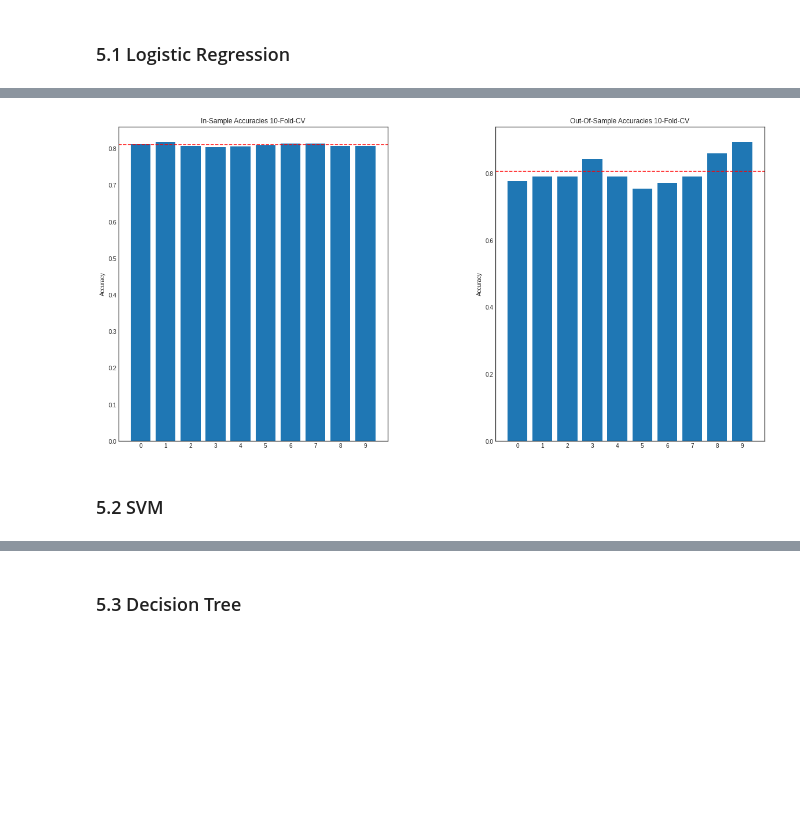
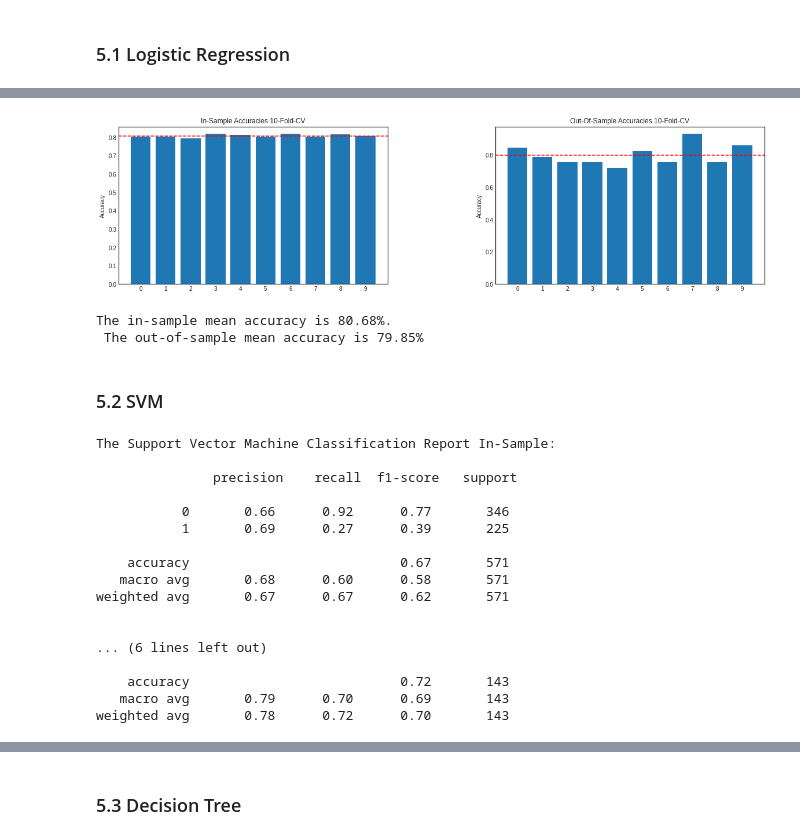
Before and after one commit to MRB1996/Titanic-Learning-From-Disaster, a Jupyter notebook: Titanic_Learning_From_Disaster.ipynb, the cells around one changed output, grey strips where cells are left out. Saved outputs shown, nothing was run; the diff lists cells and outputs as text; code cells hidden in the pictures; blank space fills up the shorter version.

```diff
--- a/Titanic_Learning_From_Disaster.ipynb
+++ b/Titanic_Learning_From_Disaster.ipynb
@@ -399,27 +400,59 @@ weighted avg       0.80      0.80      0.80       143
 # %%
 pipe_logit = make_pipeline(StandardScaler(), LogisticRegression())
 
 cv = cross_validate(pipe_logit, X_train, y_train, cv = 10, return_train_score= True, return_estimator= True)
 
-fig = plt.figure(figsize=(20, 10))
+fig = plt.figure(figsize=(20, 5))
 fig.subplots_adjust(hspace=0.4, wspace=0.4)
 
 fig.add_subplot(1, 2, 1)
 plt.bar(height = cv["train_score"], x = np.arange(10))
 plt.xticks(np.arange(10))
 plt.ylabel("Accuracy")
 plt.title("In-Sample Accuracies 10-Fold-CV")
 plt.axhline(cv["train_score"].mean(), c = "red", ls = "--")
 
 
 fig.add_subplot(1, 2, 2)
 plt.bar(height = cv["test_score"], x = np.arange(10))
 plt.xticks(np.arange(10))
 plt.ylabel("Accuracy")
 plt.title("Out-Of-Sample Accuracies 10-Fold-CV")
 plt.axhline(cv["test_score"].mean(), c = "red", ls = "--")
 plt.show()
+
+print("The in-sample mean accuracy is {:.2f}%. \n The out-of-sample mean accuracy is {:.2f}%".format(cv["train_score"].mean()*100, cv["test_score"].mean()*100))
 # %% [output]
-[figure, old version]
+[figure, new version]
+The in-sample mean accuracy is 80.68%.
+ The out-of-sample mean accuracy is 79.85%
 # %% [markdown]
 ### 5.2 SVM
+# %%
+svm_model = SVC()
+
+svm_fit = svm_model.fit(X_train, y_train)
+
+svm_predict_train = svm_fit.predict(X_train)
+svm_predict_test  = svm_fit.predict(X_test)
+
+print("The Support Vector Machine Classification Report In-Sample: \n \n {}".format(classification_report(y_true = y_train, y_pred = svm_predict_train)))
+print("\n The Support Vector Machine Classification Report Out-Of-Sample: \n \n {}".format(classification_report(y_true = y_test, y_pred = svm_predict_test)))
+# %% [output]
+The Support Vector Machine Classification Report In-Sample:
+
+               precision    recall  f1-score   support
+
+           0       0.66      0.92      0.77       346
+           1       0.69      0.27      0.39       225
+
+    accuracy                           0.67       571
+   macro avg       0.68      0.60      0.58       571
+weighted avg       0.67      0.67      0.62       571
+
+
+... (6 lines left out)
+
+    accuracy                           0.72       143
+   macro avg       0.79      0.70      0.69       143
+weighted avg       0.78      0.72      0.70       143
```
Also changed, not shown: parts of 5 cells of this notebook.
